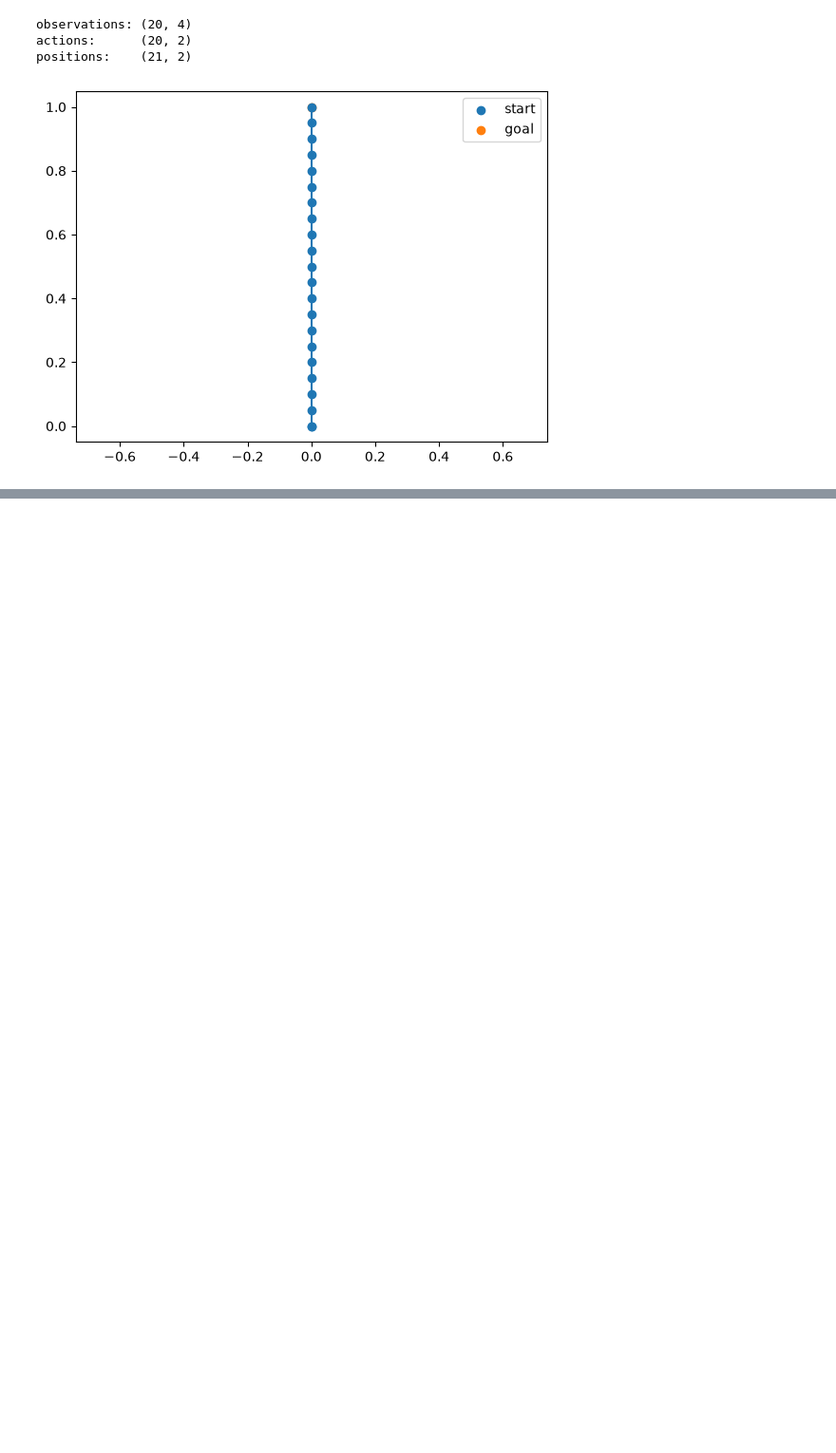
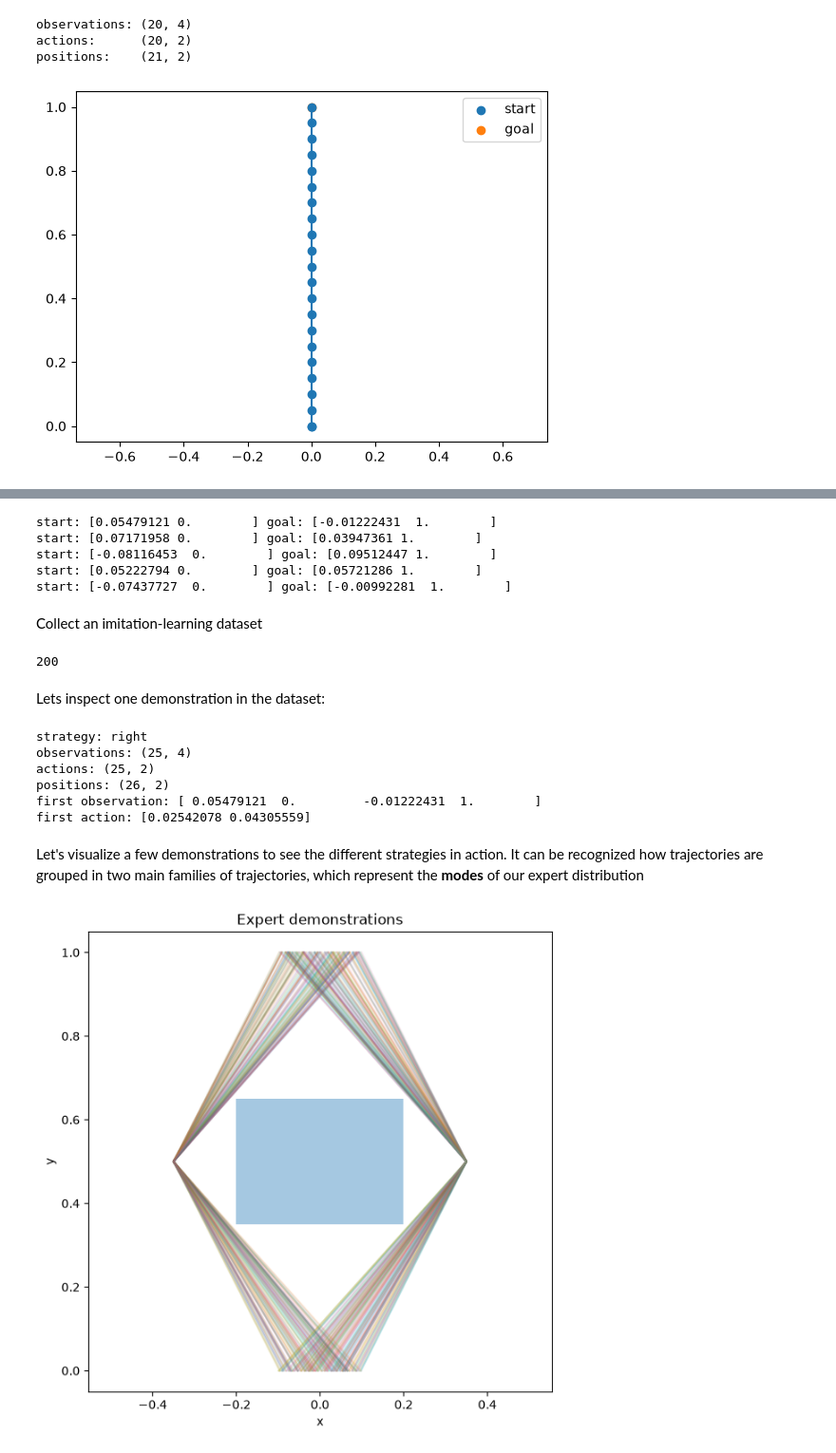
Before and after one commit to terremat/robot-learning-playground, a Jupyter notebook: notebooks/00_point_robot.ipynb, the cells around one changed output, grey strips where cells are left out. Shown at 95% size. Drawn from its saved outputs; the diff is of its cells as text; code cells hidden in the pictures; blank space fills up the shorter version.

```diff
--- a/notebooks/00_point_robot.ipynb
+++ b/notebooks/00_point_robot.ipynb
@@ -130,0 +244,10 @@ positions:    (21, 2)
+# %%
+for _ in range(5):
+    start, goal = sample_task(rng)
+    print("start:", start, "goal:", goal)
+# %% [output]
+start: [0.05479121 0.        ] goal: [-0.01222431  1.        ]
+start: [0.07171958 0.        ] goal: [0.03947361 1.        ]
+start: [-0.08116453  0.        ] goal: [0.09512447 1.        ]
+start: [0.05222794 0.        ] goal: [0.05721286 1.        ]
+start: [-0.07437727  0.        ] goal: [-0.00992281  1.        ]
@@ -130,0 +280,62 @@ positions:    (21, 2)
+# %% [markdown]
+Collect an imitation-learning dataset
+# %%
+demonstrations = collect_demonstrations(
+    n_episodes=200,
+    seed=42,
+)
+
+len(demonstrations)
+# %% [output]
+200
+# %% [markdown]
+Lets inspect one demonstration in the dataset:
+# %%
+demo = demonstrations[0]
+
+print("strategy:", demo["strategy"])
+print("observations:", demo["observations"].shape)
+print("actions:", demo["actions"].shape)
+print("positions:", demo["positions"].shape)
+
+print("first observation:", demo["observations"][0])
+print("first action:", demo["actions"][0])
+# %% [output]
+strategy: right
+observations: (25, 4)
+actions: (25, 2)
+positions: (26, 2)
+first observation: [ 0.05479121  0.         -0.01222431  1.        ]
+first action: [0.02542078 0.04305559]
+# %% [markdown]
+Let's visualize a few demonstrations to see the different strategies in action. It can be recognized how trajectories are grouped in two main families of trajectories, which represent the **modes** of our expert distribution
+# %%
+plt.figure(figsize=(7, 7))
+
+for demo in demonstrations:
+    positions = demo["positions"]
+
+    plt.plot(
+        positions[:, 0],
+        positions[:, 1],
+        alpha=0.15,
+    )
+
+rect = plt.Rectangle(
+    (OBSTACLE["xmin"], OBSTACLE["ymin"]),
+    OBSTACLE["xmax"] - OBSTACLE["xmin"],
+    OBSTACLE["ymax"] - OBSTACLE["ymin"],
+    alpha=0.4,
+)
+
+plt.gca().add_patch(rect)
+
+plt.xlim(-0.6, 0.6)
+plt.ylim(-0.1, 1.1)
+plt.xlabel("x")
+plt.ylabel("y")
+plt.title("Expert demonstrations")
+plt.axis("equal")
+plt.show()
+# %% [output]
+[figure, added]
```
Also changed, not shown: parts of 11 cells of this notebook.
